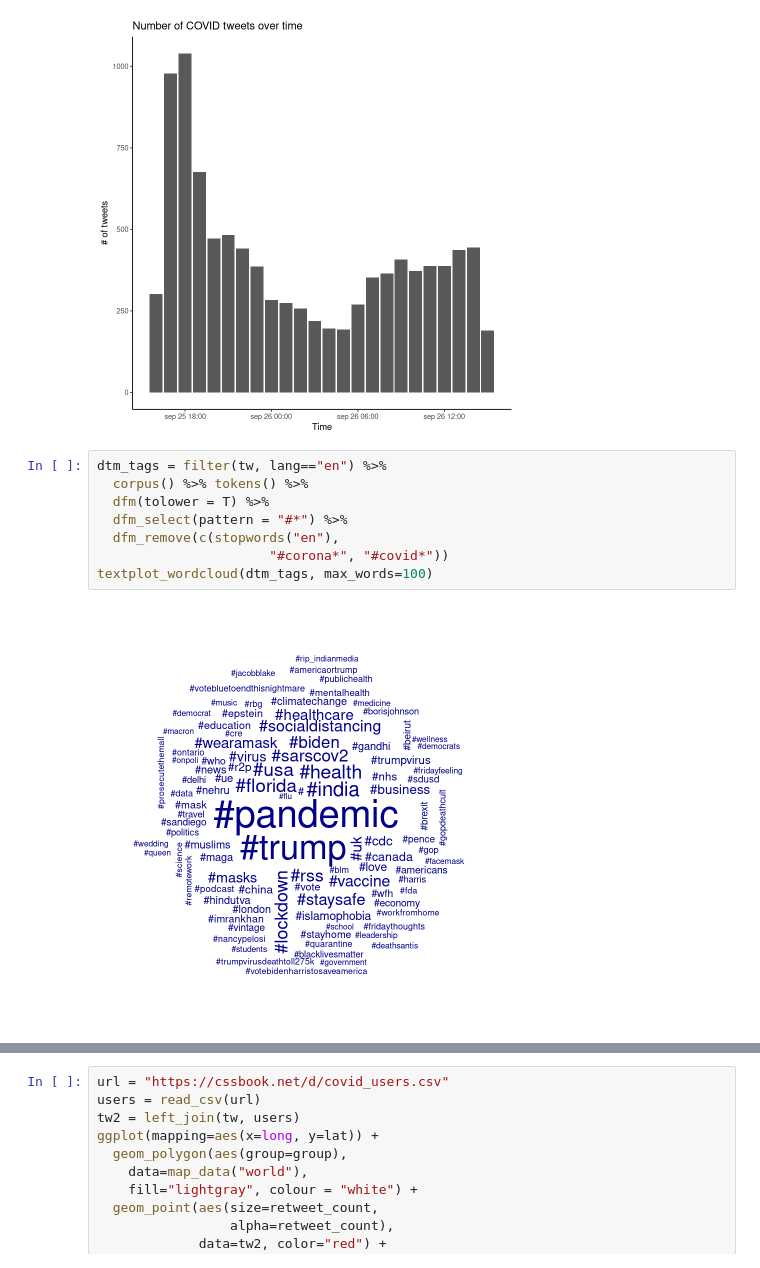
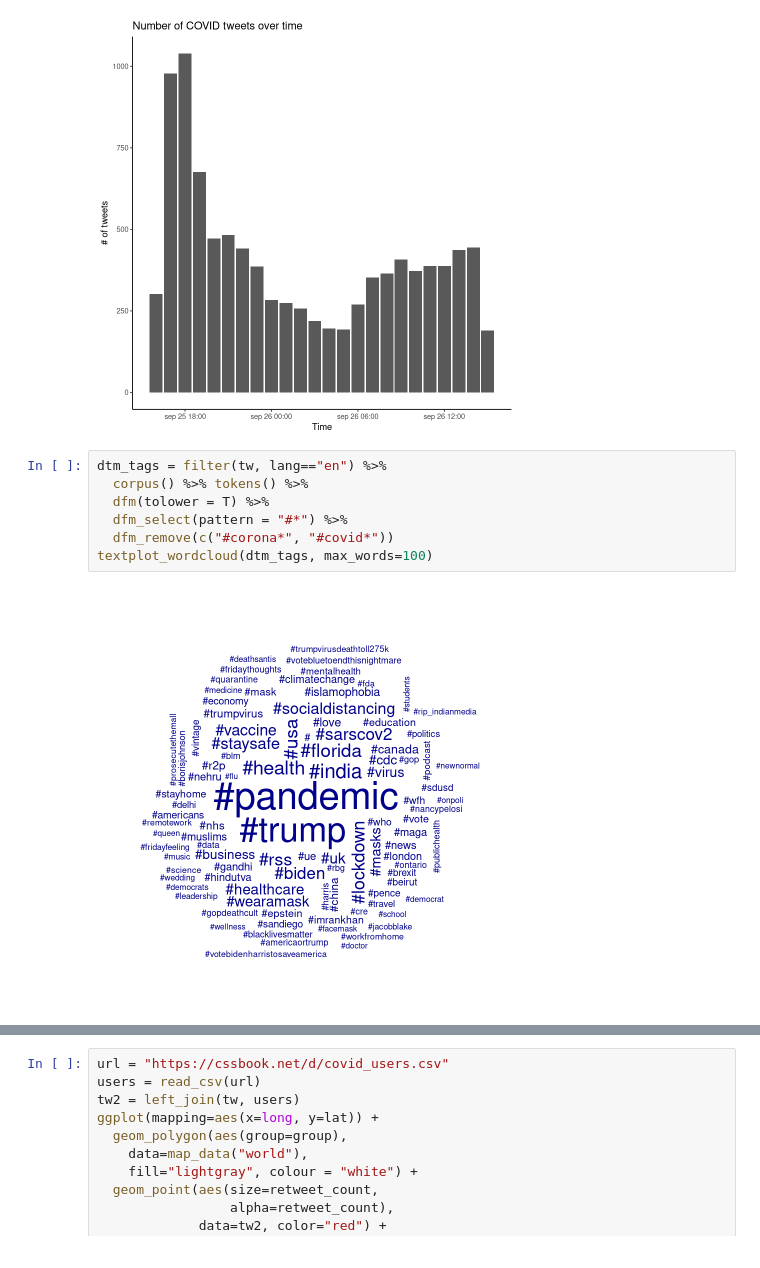
Before and after one commit to ccs-amsterdam/ccsbook, a Jupyter notebook: chapter02/funwith_r.ipynb, the cells around one changed output, grey strips where cells are left out. Cells and saved outputs as stored; diff of their text form.

```diff
--- a/chapter02/funwith_r.ipynb
+++ b/chapter02/funwith_r.ipynb
@@ -77,11 +77,10 @@ ggplot(tweets_per_hour, aes(x=hour, y=n)) +
 # %%
 dtm_tags = filter(tw, lang=="en") %>%
   corpus() %>% tokens() %>%
   dfm(tolower = T) %>%
   dfm_select(pattern = "#*") %>%
-  dfm_remove(c(stopwords("en"),
-                      "#corona*", "#covid*"))
+  dfm_remove(c("#corona*", "#covid*"))
 textplot_wordcloud(dtm_tags, max_words=100)
 # %% [output]
-[figure, old version]
+[figure, new version]
 # %%
```
Also changed, not shown: parts of 1 cell of this notebook, 4 other files.
